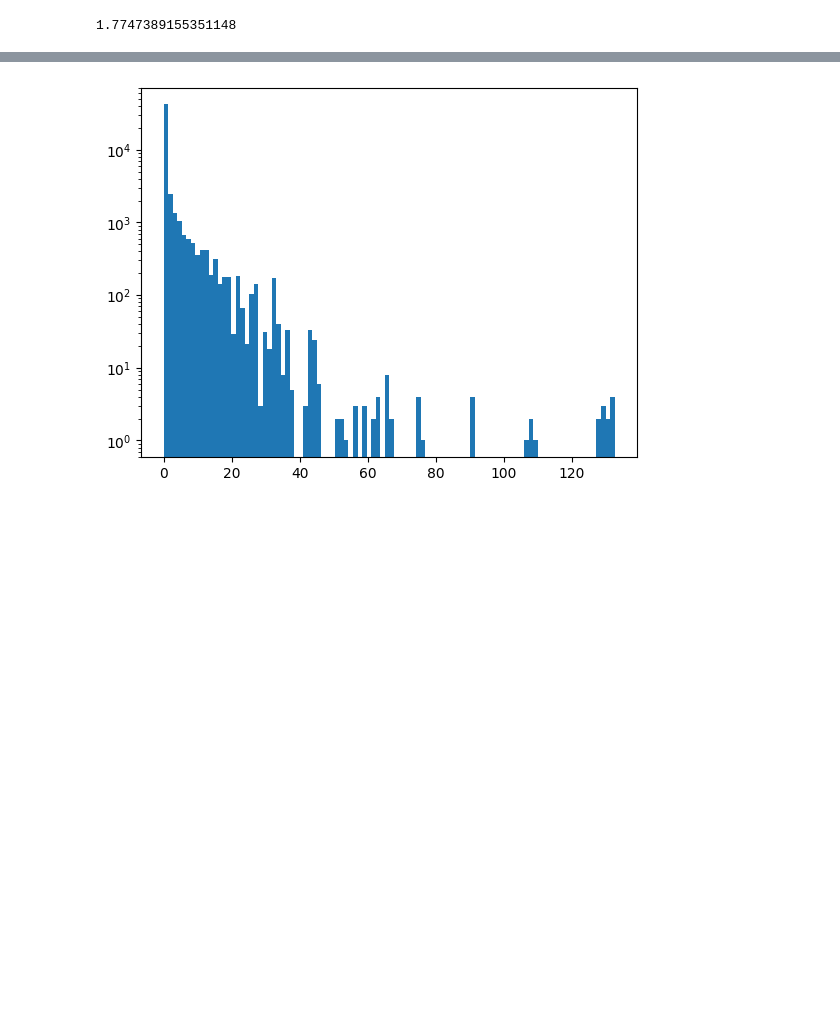
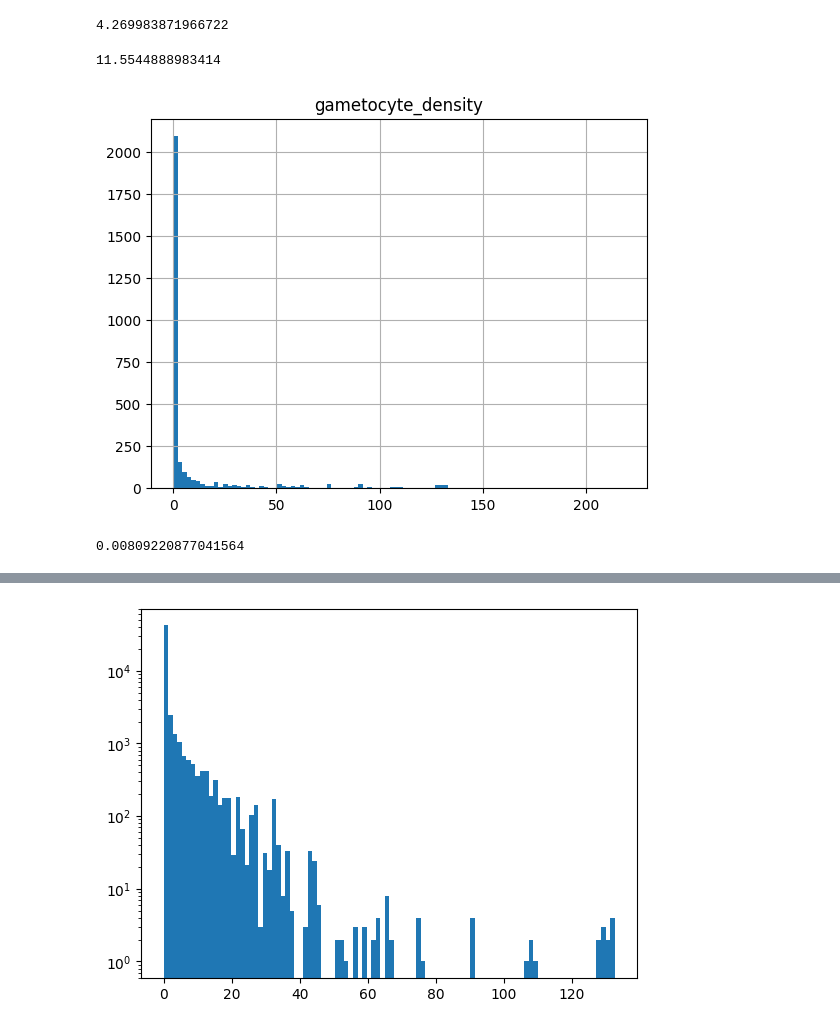
Before and after one commit to jgsuresh/senegal-network-sim, a Jupyter notebook: network_sim/experiments/240715-01/sanity_check_run.ipynb, the cells around one changed output, grey strips where cells are left out. Saved outputs shown, nothing was run; the diff lists cells and outputs as text; code cells hidden in the pictures; blank space fills up the shorter version.

```diff
--- a/network_sim/experiments/240715-01/sanity_check_run.ipynb
+++ b/network_sim/experiments/240715-01/sanity_check_run.ipynb
@@ -12,3 +12,16 @@ plt.scatter(df["infection_age"], df["gametocyte_density"], alpha=0.1)
+# %%
+np.mean(df["gametocyte_density"])
+# %% [output]
+4.269983871966722
+# %%
+foo = df.groupby("human_id").agg({"gametocyte_density": "sum"})
+
+foo.hist(bins=100)
+
+np.mean(foo["gametocyte_density"])
+# %% [output]
+11.5544888983414
+[figure, added]
 # %%
 def infectiousness_from_gametocyte_density(gametocyte_density):
     # EMOD function which relates gametocyte density to infectiousness
@@ -17,6 +30,6 @@ def infectiousness_from_gametocyte_density(gametocyte_density):
 # %%
 df["infectiousness"] = df["gametocyte_density"].apply(infectiousness_from_gametocyte_density)
 # %%
-np.mean(df["gametocyte_density"])
+np.mean(df["infectiousness"])
 # %% [output]
-1.7747389155351148
+0.00809220877041564
```
Also changed, not shown: parts of 2 cells of this notebook, 18 other files.
